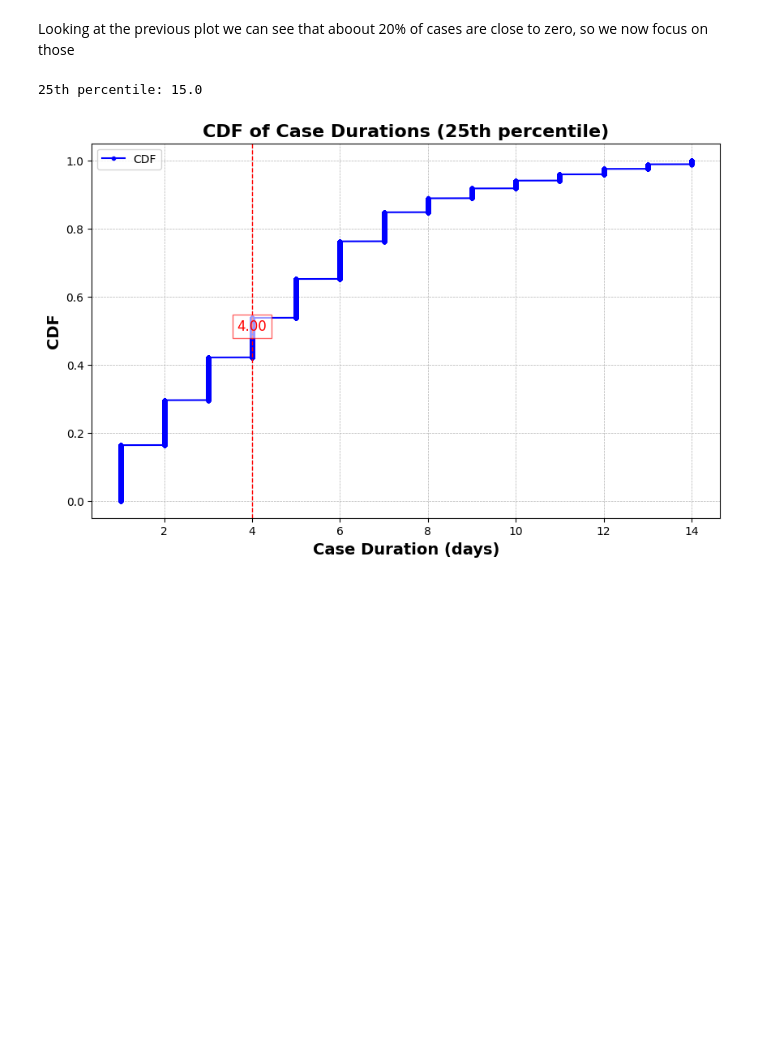
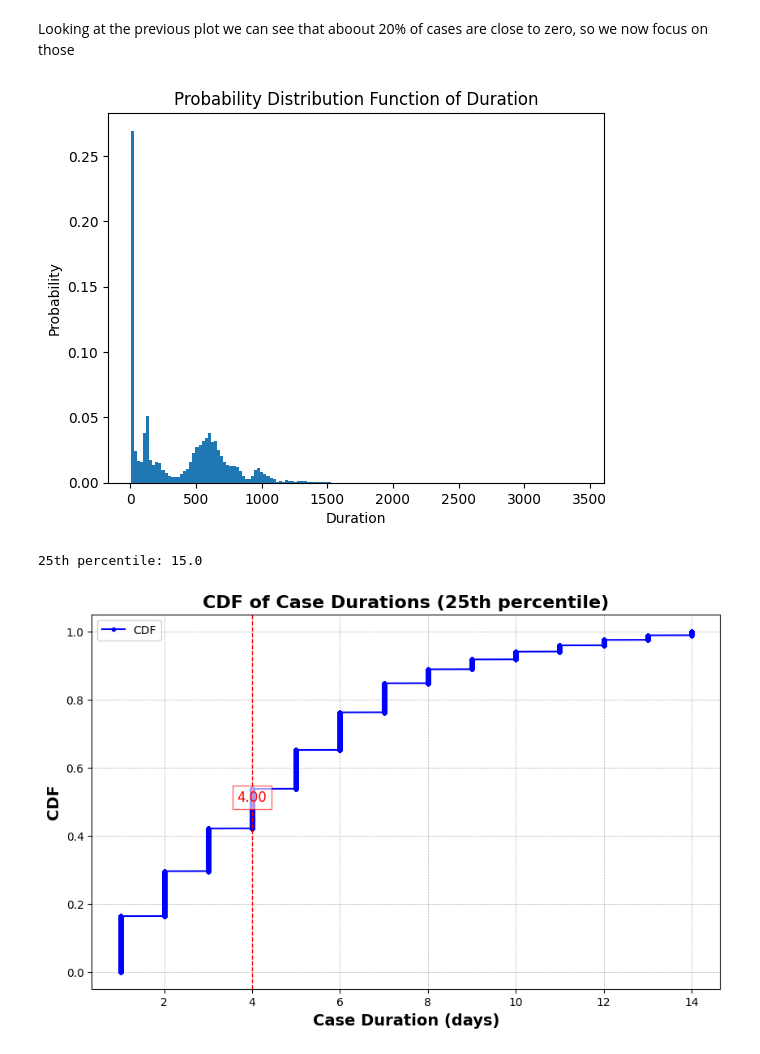
Before and after one commit to Ale-Dili/Progetto_BIS, a Jupyter notebook: variant_and_filtering.ipynb, the cells around one changed output. Drawn from its saved outputs; the diff is of its cells as text; code cells hidden in the pictures; blank space fills up the shorter version.

```diff
--- a/variant_and_filtering.ipynb
+++ b/variant_and_filtering.ipynb
@@ -233,5 +233,21 @@ with open("data/log_df_filtered.pkl", "wb") as f:
 # %% [markdown]
 Looking at the previous plot we can see that aboout 20% of cases are close to zero, so we now focus on those
+# %%
+
+#PDF of the case duration. This is done to have a better view of that change of growth before the 500 days case duration
+
+duration = case_durations['Duration'].dt.total_seconds() / (24 * 60 * 60)
+hist, bins = np.histogram(duration, bins='auto', density=True)
+pdf = hist / np.sum(hist)
+
+# Plot the PDF
+plt.bar(bins[:-1], pdf, width=np.diff(bins), align='edge')
+plt.xlabel('Duration')
+plt.ylabel('Probability')
+plt.title('Probability Distribution Function of Duration')
+plt.show()
+# %% [output]
+[figure, added]
 # %%
 #get the 25 percentile
 percentile_25 = np.percentile(case_durations['Duration'].dt.total_seconds() / (24 * 60 * 60), 25)
```
Also changed, not shown: parts of 6 cells of this notebook, 5 other files.
